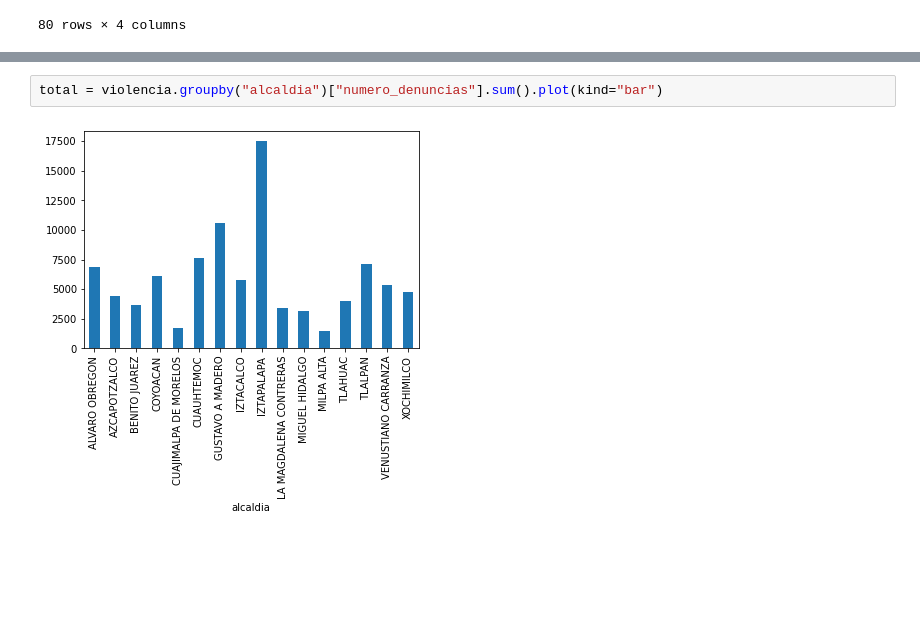
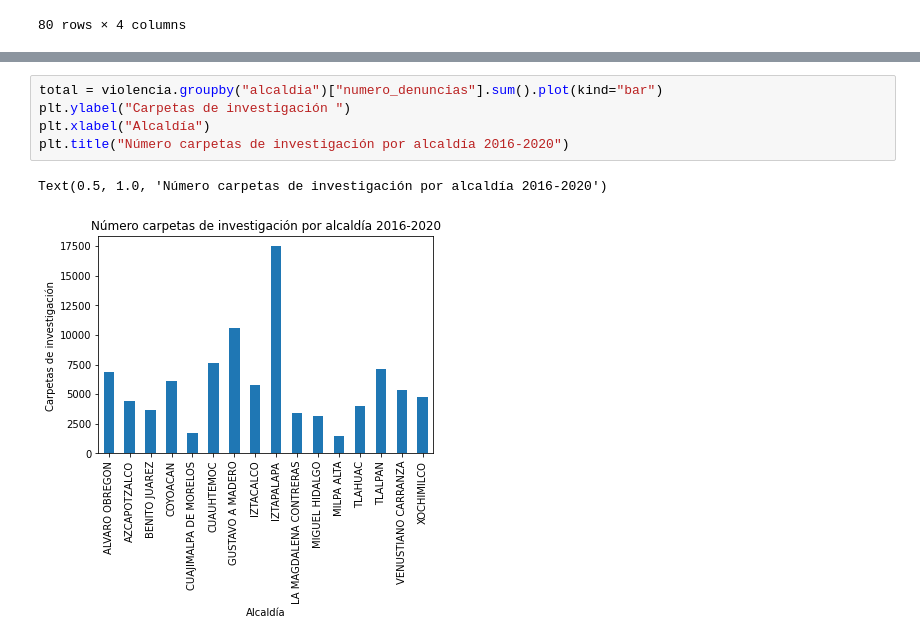
Before and after one commit to prope-2020-gh-classroom/practica-final-por-equipos-verano-2020-itam-patyua, a Jupyter notebook: Descriptivos2.ipynb, the cells around one changed output, grey strips where cells are left out. Drawn from its saved outputs; the diff is of its cells as text; blank space fills up the shorter version.

```diff
--- a/Descriptivos2.ipynb
+++ b/Descriptivos2.ipynb
@@ -26,4 +40,8 @@ plot = violencia[violencia.anio == 2019].groupby("alcaldia")["numero_denuncias"]
 # %%
 total = violencia.groupby("alcaldia")["numero_denuncias"].sum().plot(kind="bar")
+plt.ylabel("Carpetas de investigación ")
+plt.xlabel("Alcaldía")
+plt.title("Número carpetas de investigación por alcaldía 2016-2020")
 # %% [output]
+Text(0.5, 1.0, 'Número carpetas de investigación por alcaldía 2016-2020')
-[figure, old version]
+[figure, new version]
```
Also changed, not shown: parts of 2 cells of this notebook.
